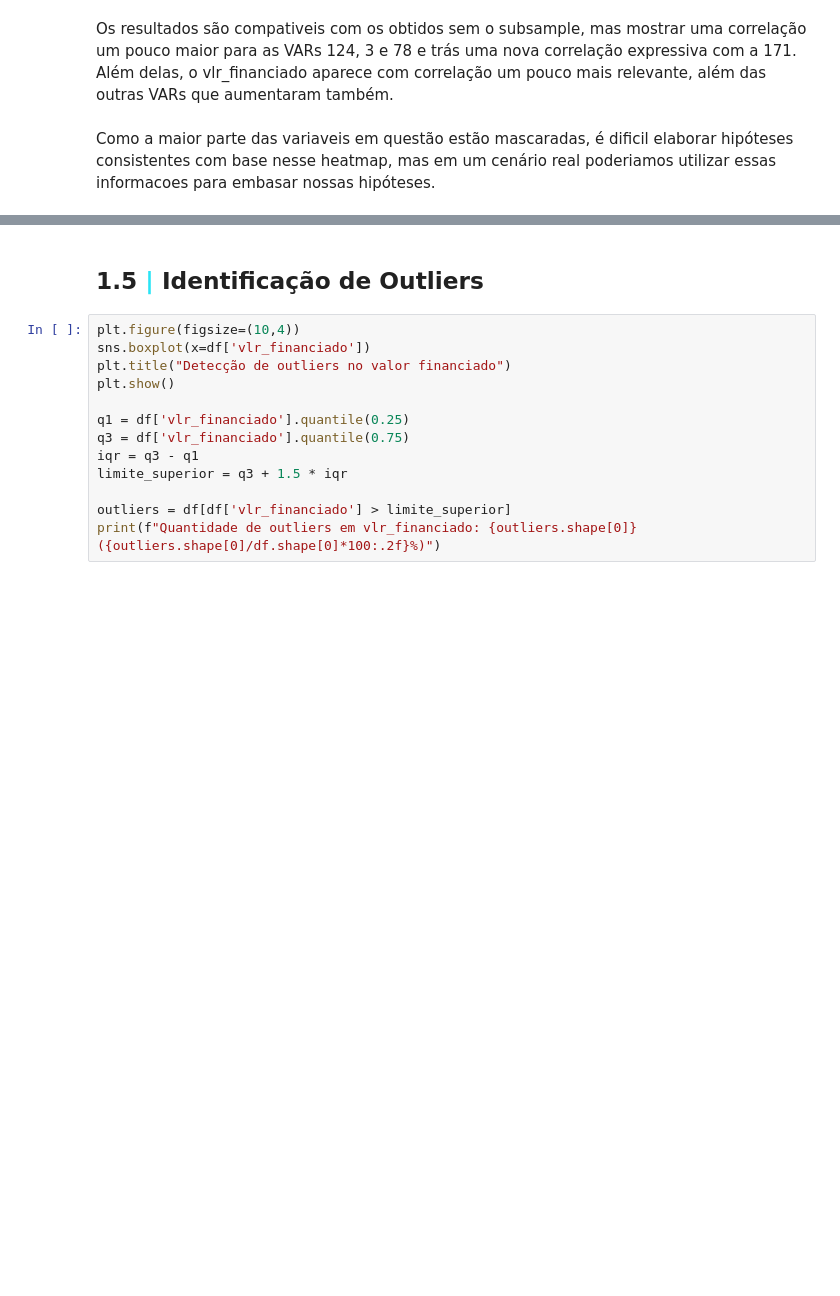
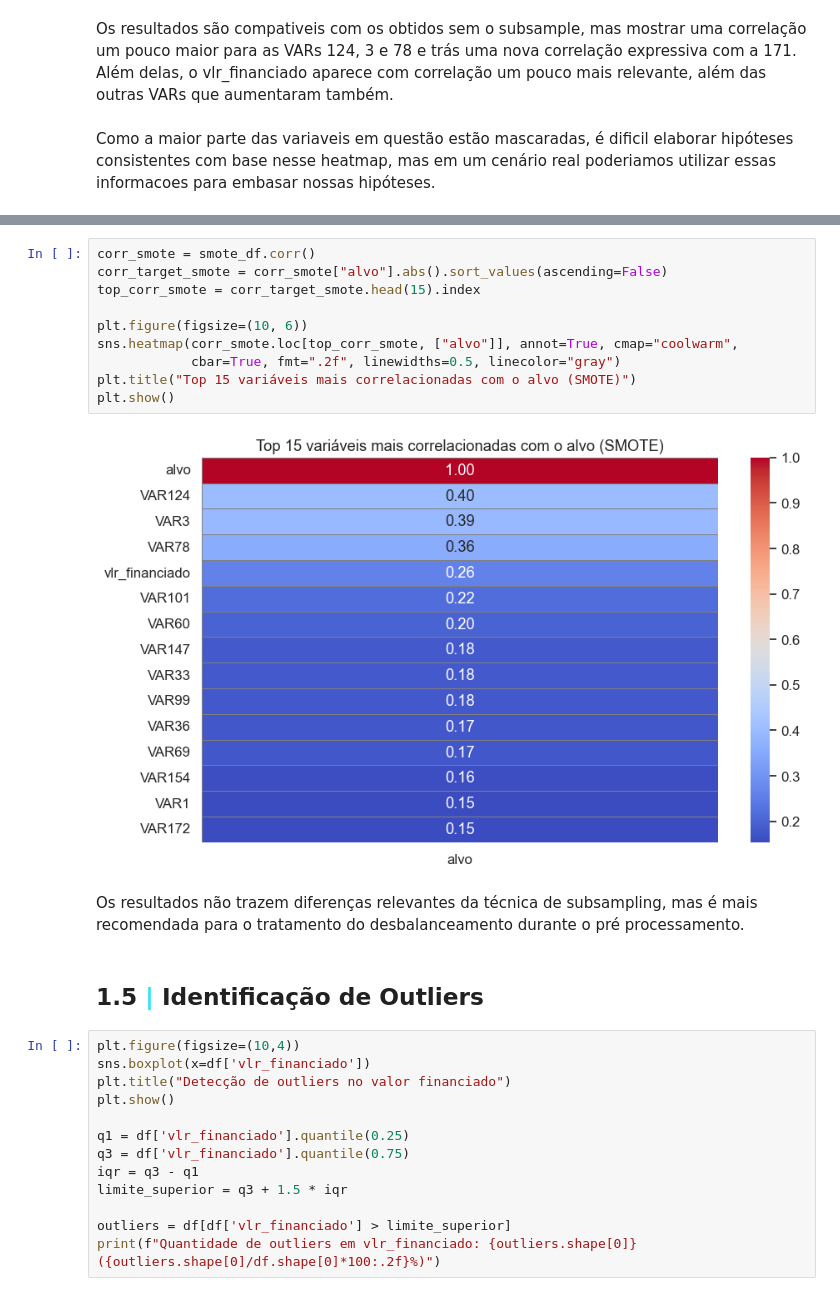
Before and after one commit to HumbertoTavora/Desafio-Neuro-Modelo_Anti_Fraude, a Jupyter notebook: notebooks/eda.ipynb, the cells around one changed output, grey strips where cells are left out. Drawn from its saved outputs; the diff is of its cells as text; blank space fills up the shorter version.

```diff
--- a/notebooks/eda.ipynb
+++ b/notebooks/eda.ipynb
@@ -364,3 +394,17 @@ Como a maior parte das variaveis em questão estão mascaradas, é dificil elabo
+# %%
+corr_smote = smote_df.corr()
+corr_target_smote = corr_smote["alvo"].abs().sort_values(ascending=False)
+top_corr_smote = corr_target_smote.head(15).index
+
+plt.figure(figsize=(10, 6))
+sns.heatmap(corr_smote.loc[top_corr_smote, ["alvo"]], annot=True, cmap="coolwarm",
+            cbar=True, fmt=".2f", linewidths=0.5, linecolor="gray")
+plt.title("Top 15 variáveis mais correlacionadas com o alvo (SMOTE)")
+plt.show()
+# %% [output]
+[figure, added]
+# %% [markdown]
+Os resultados não trazem diferenças relevantes da técnica de subsampling, mas é mais recomendada para o tratamento do desbalanceamento durante o pré processamento.
 # %% [markdown]
 ## <b>1.5 <span style='color:#2ae4f5'>|</span>  Identificação de Outliers</b>
 # %%
```
Also changed, not shown: parts of 6 cells of this notebook.
